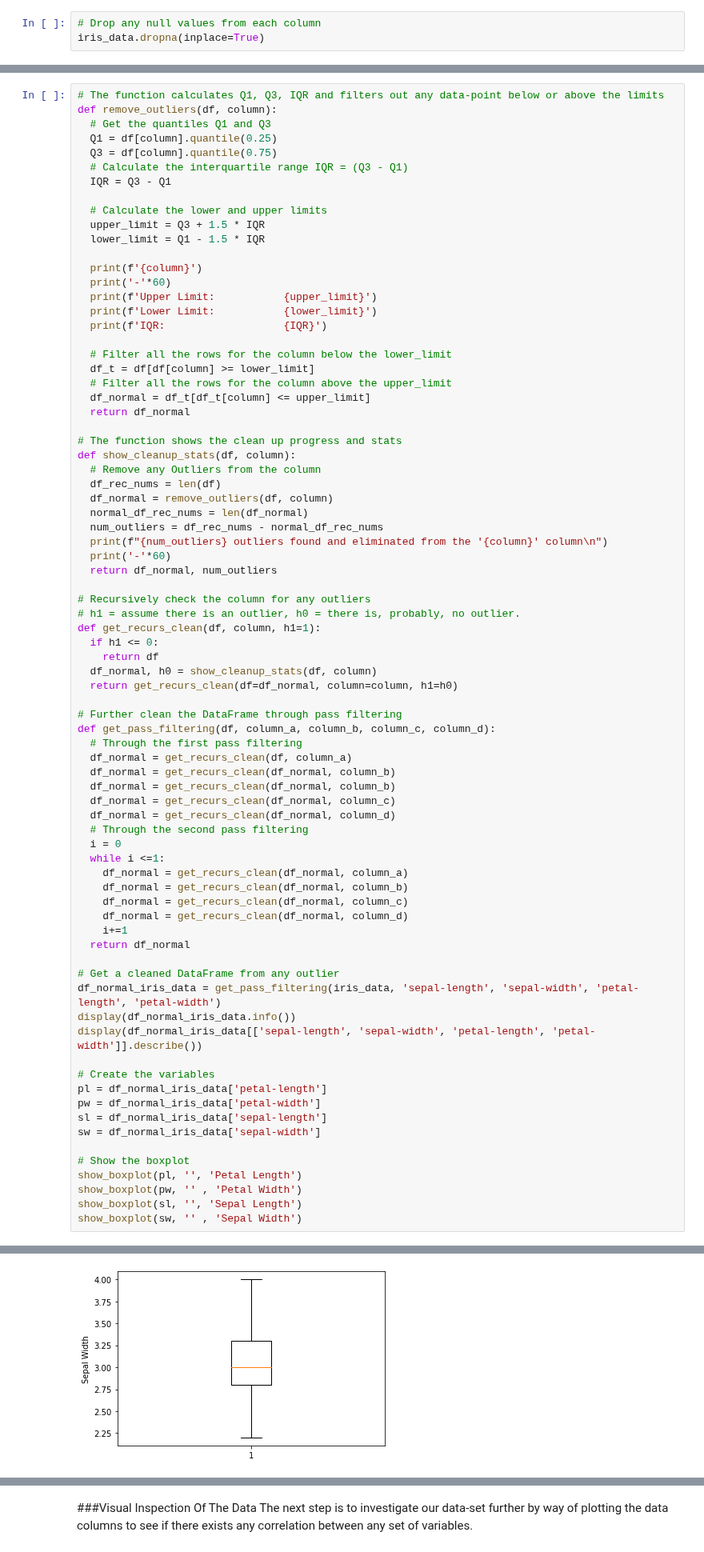
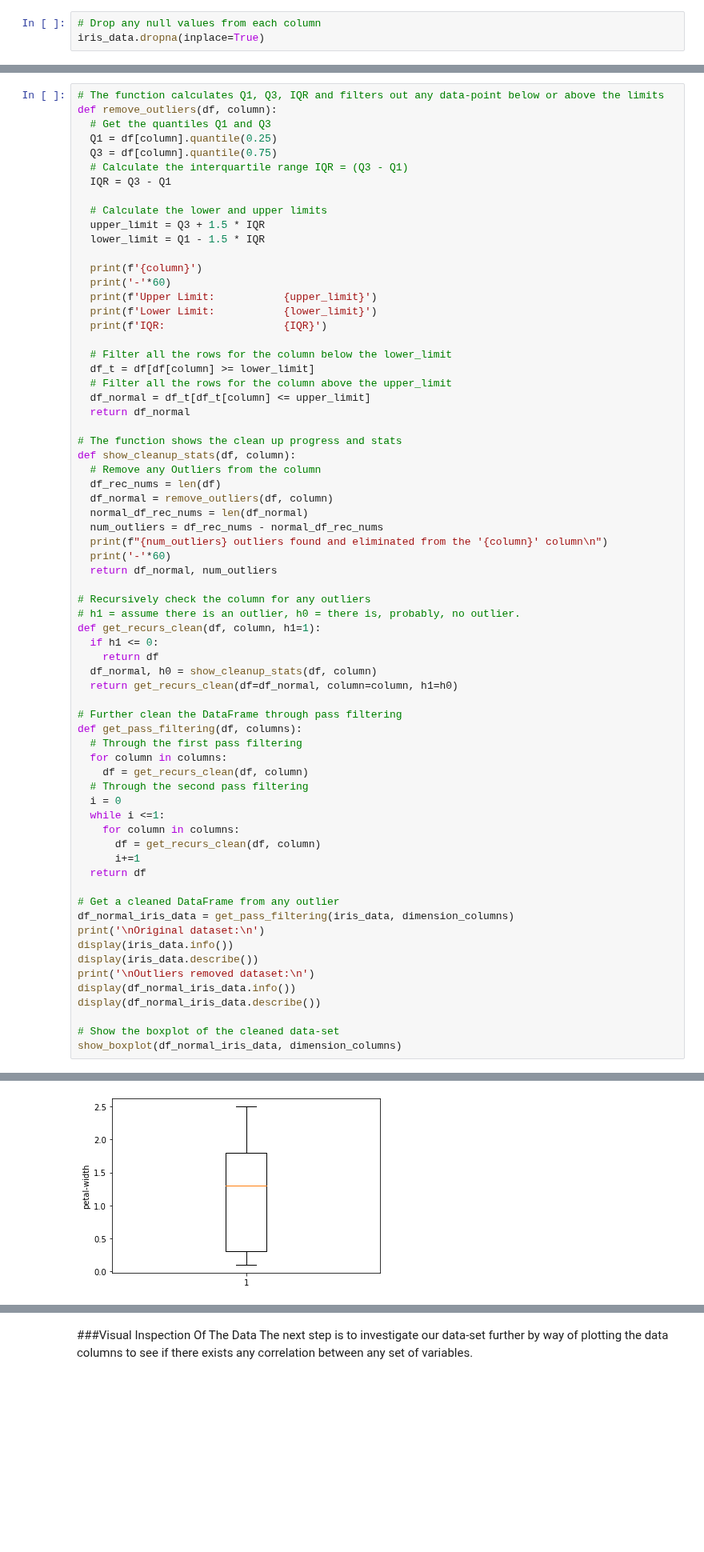
Before and after one commit to Imran-Github22/Imran-Farooqui, a Jupyter notebook: Projects/Final_Decision_Tree_coded_model.ipynb, the cells around one changed output, grey strips where cells are left out. Shown at 80% size. Drawn from its saved outputs; the diff is of its cells as text; blank space fills up the shorter version.

```diff
--- a/Projects/Final_Decision_Tree_coded_model.ipynb
+++ b/Projects/Final_Decision_Tree_coded_model.ipynb
@@ -257,39 +249,29 @@ def get_recurs_clean(df, column, h1=1):
   return get_recurs_clean(df=df_normal, column=column, h1=h0)
 
 # Further clean the DataFrame through pass filtering
-def get_pass_filtering(df, column_a, column_b, column_c, column_d):
+def get_pass_filtering(df, columns):
   # Through the first pass filtering
-  df_normal = get_recurs_clean(df, column_a)
-  df_normal = get_recurs_clean(df_normal, column_b)
-  df_normal = get_recurs_clean(df_normal, column_b)
-  df_normal = get_recurs_clean(df_normal, column_c)
-  df_normal = get_recurs_clean(df_normal, column_d)
+  for column in columns:
+    df = get_recurs_clean(df, column)
   # Through the second pass filtering
   i = 0
   while i <=1:
-    df_normal = get_recurs_clean(df_normal, column_a)
-    df_normal = get_recurs_clean(df_normal, column_b)
-    df_normal = get_recurs_clean(df_normal, column_c)
-    df_normal = get_recurs_clean(df_normal, column_d)
-    i+=1
-  return df_normal
+    for column in columns:
+      df = get_recurs_clean(df, column)
+      i+=1
+  return df
 
 # Get a cleaned DataFrame from any outlier
-df_normal_iris_data = get_pass_filtering(iris_data, 'sepal-length', 'sepal-width', 'petal-length', 'petal-width')
+df_normal_iris_data = get_pass_filtering(iris_data, dimension_columns)
+print('\nOriginal dataset:\n')
+display(iris_data.info())
+display(iris_data.describe())
+print('\nOutliers removed dataset:\n')
 display(df_normal_iris_data.info())
-display(df_normal_iris_data[['sepal-length', 'sepal-width', 'petal-length', 'petal-width']].describe())
+display(df_normal_iris_data.describe())
 
-# Create the variables
-pl = df_normal_iris_data['petal-length']
-pw = df_normal_iris_data['petal-width']
-sl = df_normal_iris_data['sepal-length']
-sw = df_normal_iris_data['sepal-width']
-
-# Show the boxplot
-show_boxplot(pl, '', 'Petal Length')
-show_boxplot(pw, '' , 'Petal Width')
-show_boxplot(sl, '', 'Sepal Length')
-show_boxplot(sw, '' , 'Sepal Width')
+# Show the boxplot of the cleaned data-set
+show_boxplot(df_normal_iris_data, dimension_columns)
 # %% [output]
 sepal-length
 ------------------------------------------------------------
@@ -324,2 +330,2 @@ None
-[figure, old version]
+[figure, new version]
 # %% [markdown]
```
Also changed, not shown: parts of 21 cells of this notebook.
